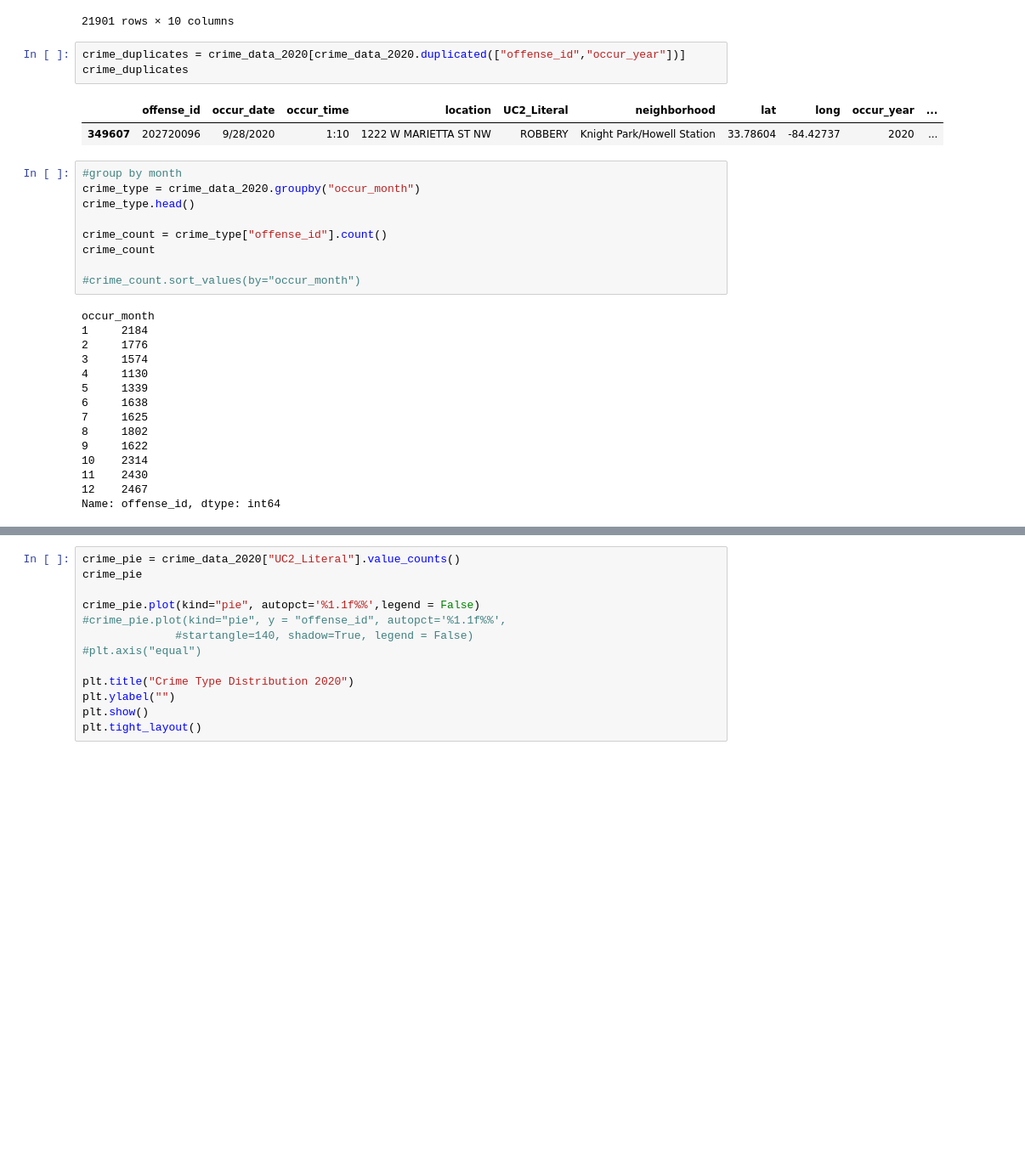
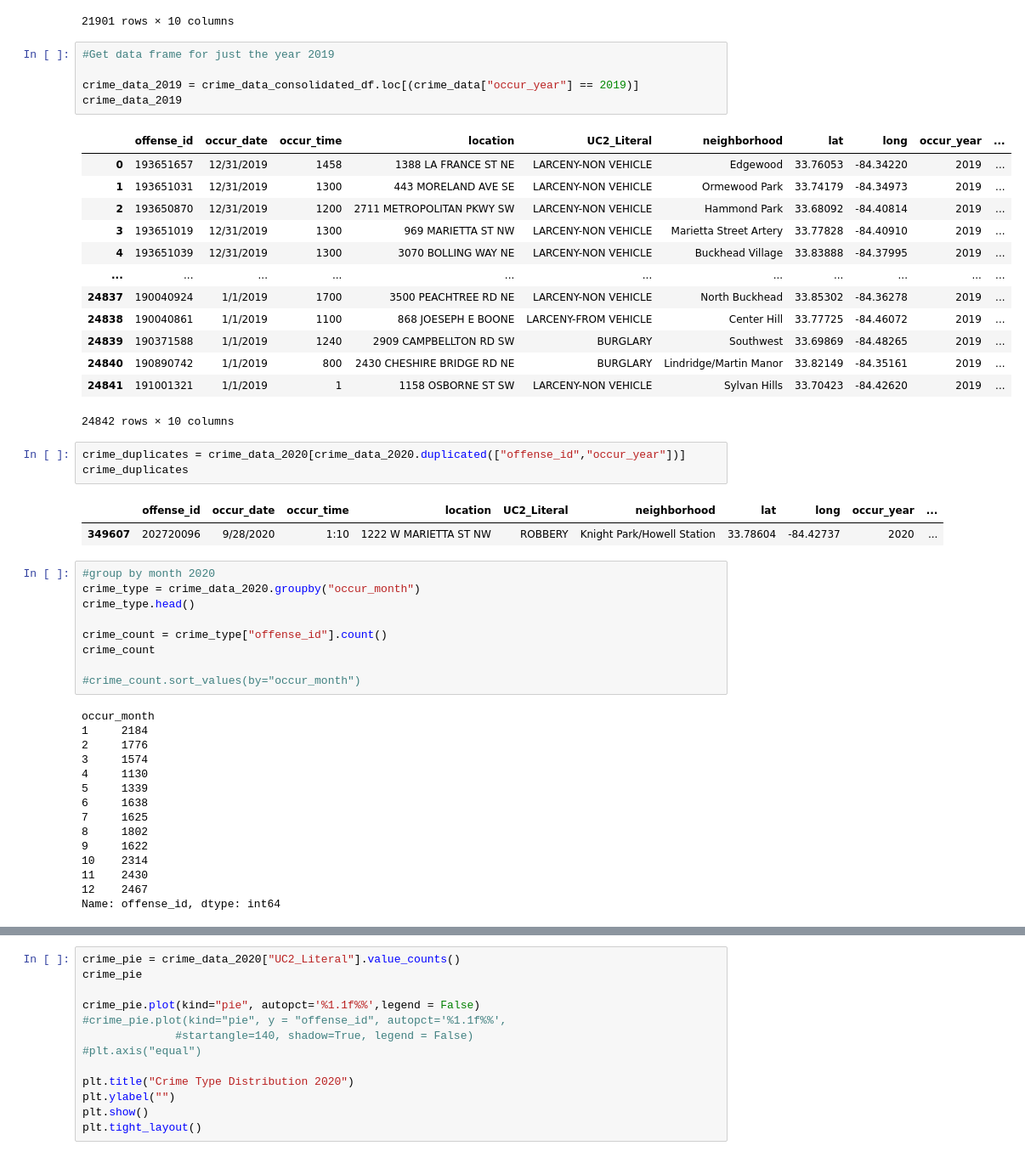
Before and after one commit to cayelsie/Crime-trends-in-Atlanta, a Jupyter notebook: Betsy.ipynb, the cells around one changed output, grey strips where cells are left out. Shown at 85% size. Drawn from its saved outputs; the diff is of its cells as text; blank space fills up the shorter version.

```diff
--- a/Betsy.ipynb
+++ b/Betsy.ipynb
@@ -47,6 +68,25 @@ crime_data_2020
 | 364246 | 200020704 | 1/1/2020 | 20:00 | 383 RALPH MCGILL BLVD NE | AUTO THEFT | Old Fourth Ward | 33.763910 | -84.374890 | 2020 | ... |
 | 364247 | 201511120 | 1/1/2020 | 13:00 | 144 PONCE DE LEON AVE | AUTO THEFT | Midtown | 33.772550 | -84.382490 | 2020 | ... |
 21901 rows × 10 columns
+# %%
+#Get data frame for just the year 2019
+
+crime_data_2019 = crime_data_consolidated_df.loc[(crime_data["occur_year"] == 2019)]
+crime_data_2019
+# %% [output]
+|  | offense_id | occur_date | occur_time | location | UC2_Literal | neighborhood | lat | long | occur_year | ... |
+| 0 | 193651657 | 12/31/2019 | 1458 | 1388 LA FRANCE ST NE | LARCENY-NON VEHICLE | Edgewood | 33.76053 | -84.34220 | 2019 | ... |
+| 1 | 193651031 | 12/31/2019 | 1300 | 443 MORELAND AVE SE | LARCENY-NON VEHICLE | Ormewood Park | 33.74179 | -84.34973 | 2019 | ... |
+| 2 | 193650870 | 12/31/2019 | 1200 | 2711 METROPOLITAN PKWY SW | LARCENY-NON VEHICLE | Hammond Park | 33.68092 | -84.40814 | 2019 | ... |
+| 3 | 193651019 | 12/31/2019 | 1300 | 969 MARIETTA ST NW | LARCENY-NON VEHICLE | Marietta Street Artery | 33.77828 | -84.40910 | 2019 | ... |
+| 4 | 193651039 | 12/31/2019 | 1300 | 3070 BOLLING WAY NE | LARCENY-NON VEHICLE | Buckhead Village | 33.83888 | -84.37995 | 2019 | ... |
+| ... | ... | ... | ... | ... | ... | ... | ... | ... | ... | ... |
+| 24837 | 190040924 | 1/1/2019 | 1700 | 3500 PEACHTREE RD NE | LARCENY-NON VEHICLE | North Buckhead | 33.85302 | -84.36278 | 2019 | ... |
+| 24838 | 190040861 | 1/1/2019 | 1100 | 868 JOESEPH E BOONE | LARCENY-FROM VEHICLE | Center Hill | 33.77725 | -84.46072 | 2019 | ... |
+| 24839 | 190371588 | 1/1/2019 | 1240 | 2909 CAMPBELLTON RD SW | BURGLARY | Southwest | 33.69869 | -84.48265 | 2019 | ... |
+| 24840 | 190890742 | 1/1/2019 | 800 | 2430 CHESHIRE BRIDGE RD NE | BURGLARY | Lindridge/Martin Manor | 33.82149 | -84.35161 | 2019 | ... |
+| 24841 | 191001321 | 1/1/2019 | 1 | 1158 OSBORNE ST SW | LARCENY-NON VEHICLE | Sylvan Hills | 33.70423 | -84.42620 | 2019 | ... |
+24842 rows × 10 columns
 # %%
 crime_duplicates = crime_data_2020[crime_data_2020.duplicated(["offense_id","occur_year"])]
 crime_duplicates
@@ -54,7 +94,7 @@ crime_duplicates
 |  | offense_id | occur_date | occur_time | location | UC2_Literal | neighborhood | lat | long | occur_year | ... |
 | 349607 | 202720096 | 9/28/2020 | 1:10 | 1222 W MARIETTA ST NW | ROBBERY | Knight Park/Howell Station | 33.78604 | -84.42737 | 2020 | ... |
 # %%
-#group by month
+#group by month 2020
 crime_type = crime_data_2020.groupby("occur_month")
 crime_type.head()
 
```
Also changed, not shown: parts of 18 cells of this notebook.
